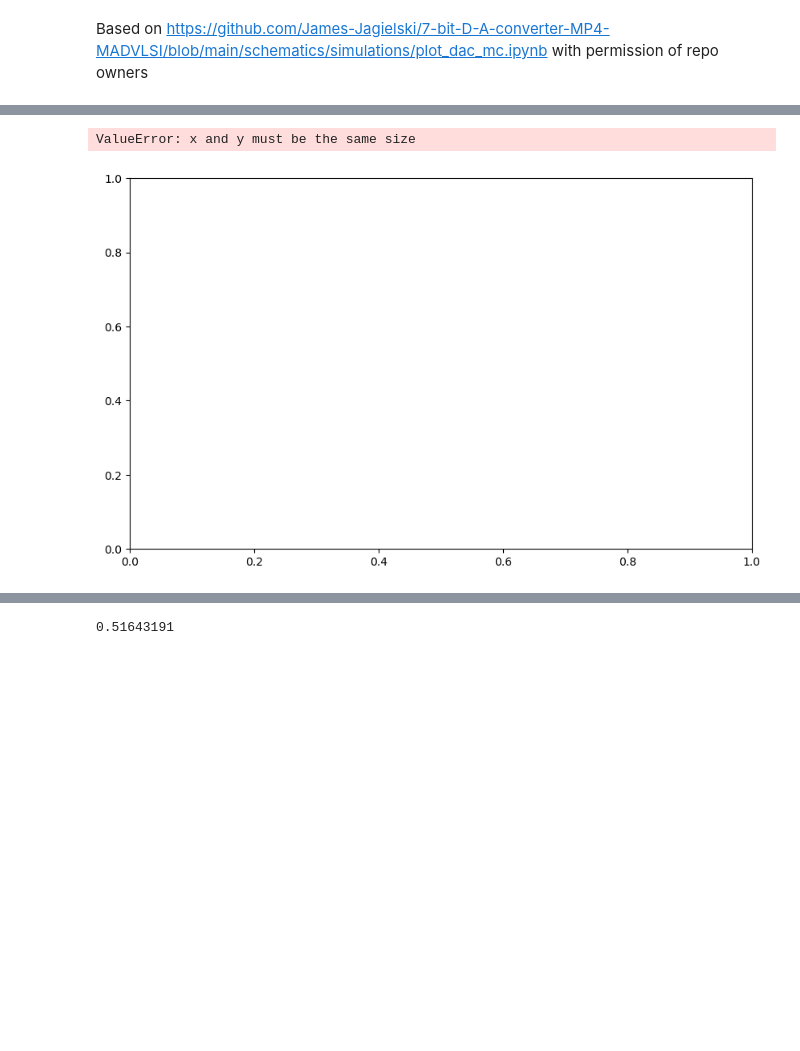
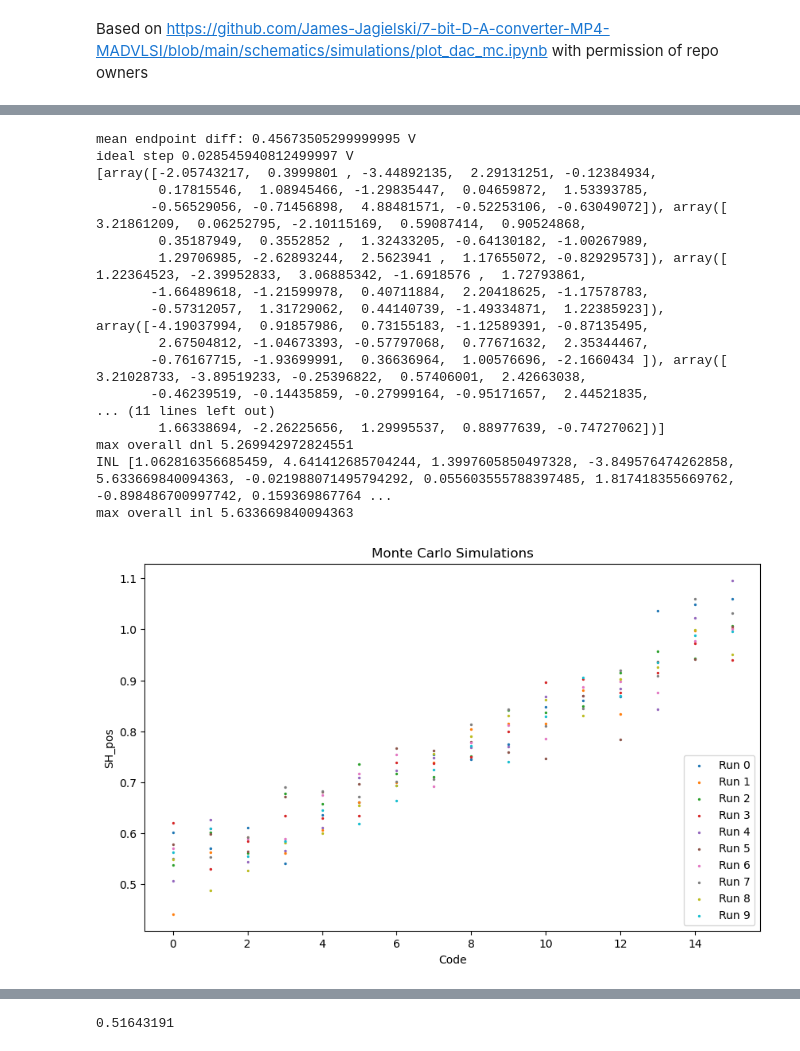
Before and after one commit to lila-smith/algorithmic-ada-converter, a Jupyter notebook: python/dac_dnl_inl.ipynb, the cells around one changed output, grey strips where cells are left out. Cells and saved outputs as stored; diff of their text form; code cells hidden in the pictures; blank space fills up the shorter version.

```diff
--- a/python/dac_dnl_inl.ipynb
+++ b/python/dac_dnl_inl.ipynb
@@ -12,10 +12,10 @@ n_bits = 4
 nano = 1e-9
 results_dir = "./mcdac"
 # %%
-df = []
 mc_simulations = []
 for filename in os.listdir(results_dir):
     A_values = []
+    df = []
     df = pd.read_csv(os.path.join(results_dir, filename), delimiter = "\s+")
     step = int(len(df)/(2**n_bits)-1)
     print(step)
@@ -25,11 +25,12 @@ for filename in os.listdir(results_dir):
     plt.ylabel("SH_pos")
     for i in range(2**n_bits):
         dfsim = (df[i*step:(i+1)*step])
-        A_values.append(np.array(dfsim["v(sh_pos)"][int(step*(i+0.954))])) #["v(sh_pos)"]int(0.954*step)
+        A_values.append(dfsim["v(sh_pos)"][int(step*(i+0.954))]) #["v(sh_pos)"]int(0.954*step)
         plt.scatter(np.array(dfsim["time"]), np.array(dfsim["v(sh_pos)"]),
                     s = 2, label = f"Run {bin(i)[2:].zfill(n_bits)}")
     # plt.legend(loc = "lower left")
     plt.title("Code: 0000 to 1111")
     plt.figure()
     mc_simulations.append(A_values)
+    print(mc_simulations)
 # %% [output]
@@ -42,38 +69,60 @@ for filename in os.listdir(results_dir):
 # %%
 endpoint_diff = []
 dnls = []
 code = range(2**n_bits)
 inl = []
 
 plt.figure(figsize = (10, 6))
 
 for i, sim in enumerate(mc_simulations):
     endpoint_diff.append(sim[2**n_bits - 1] - sim[0])
-    plt.scatter(np.array(code), np.array(mc_simulations), s = 2, label = f"Run {i}")
+    plt.scatter(np.array(code), np.array(sim), s = 2, label = f"Run {i}")
 
 print("mean endpoint diff:", np.mean(endpoint_diff),"V")
 ideal_step_size = np.mean(endpoint_diff) / (2 ** n_bits)
 print("ideal step", ideal_step_size, "V")
 
 for sim in mc_simulations:
     dnl = np.subtract(np.divide(
                       np.subtract(sim[1:],sim[:-1]),
                       ideal_step_size),1)
-    inl.append(np.sum(inl))
+    inl.append(np.sum(dnl))
     dnls.append(dnl)
 
 print(dnls)
 plt.legend(loc = "lower right")
 plt.xlabel("Code")
 plt.ylabel("SH_pos")
+plt.title("Monte Carlo Simulations")
 
 plt.figure()
-plt.plot(range(len(dnl)), dnl)
-print("dnl length:",len(dnl))
-plt.title("DNL values")
-print("max overall dnl",max(dnl,key=abs))
+max_dnls = []
+for i, dnl in enumerate(dnls):
+    plt.plot(range(len(dnl)), dnl, label = f"Run {i}")
+    max_dnls.append(max(dnl,key=abs))
+plt.legend(loc = "center right", bbox_to_anchor=(1.22,0.5))
+plt.title("Monte Carlo DNL values")
+plt.xlabel("Code")
+plt.ylabel("LSBs")
+print("max overall dnl",max(max_dnls,key=abs))
 print("INL" , inl)
 print("max overall inl", max(inl))
 # %% [output]
-ValueError: x and y must be the same size
+mean endpoint diff: 0.45673505299999995 V
+ideal step 0.028545940812499997 V
+[array([-2.05743217,  0.3999801 , -3.44892135,  2.29131251, -0.12384934,
+        0.17815546,  1.08945466, -1.29835447,  0.04659872,  1.53393785,
+       -0.56529056, -0.71456898,  4.88481571, -0.52253106, -0.63049072]), array([ 3.21861209,  0.06252795, -2.10115169,  0.59087414,  0.90524868,
+        0.35187949,  0.3552852 ,  1.32433205, -0.64130182, -1.00267989,
+        1.29706985, -2.62893244,  2.5623941 ,  1.17655072, -0.82929573]), array([ 1.22364523, -2.39952833,  3.06885342, -1.6918576 ,  1.72793861,
+       -1.66489618, -1.21599978,  0.40711884,  2.20418625, -1.17578783,
+       -0.57312057,  1.31729062,  0.44140739, -1.49334871,  1.22385923]), array([-4.19037994,  0.91857986,  0.73155183, -1.12589391, -0.87135495,
+        2.67504812, -1.04673393, -0.57797068,  0.77671632,  2.35344467,
+       -0.76167715, -1.93699991,  0.36636964,  1.00576696, -2.1660434 ]), array([ 3.21028733, -3.89519233, -0.25396822,  0.57406001,  2.42663038,
+       -0.46239519, -0.14435859, -0.27999164, -0.95171657,  2.44521835,
+... (11 lines left out)
+        1.66338694, -2.26225656,  1.29995537,  0.88977639, -0.74727062])]
+max overall dnl 5.269942972824551
+INL [1.062816356685459, 4.641412685704244, 1.3997605850497328, -3.849576474262858, 5.633669840094363, -0.021988071495794292, 0.055603555788397485, 1.817418355669762, -0.898486700997742, 0.159369867764 ...
+max overall inl 5.633669840094363
-[figure, old version]
+[figure, new version]
```
Also changed, not shown: parts of 2 cells of this notebook, 13 other files.
